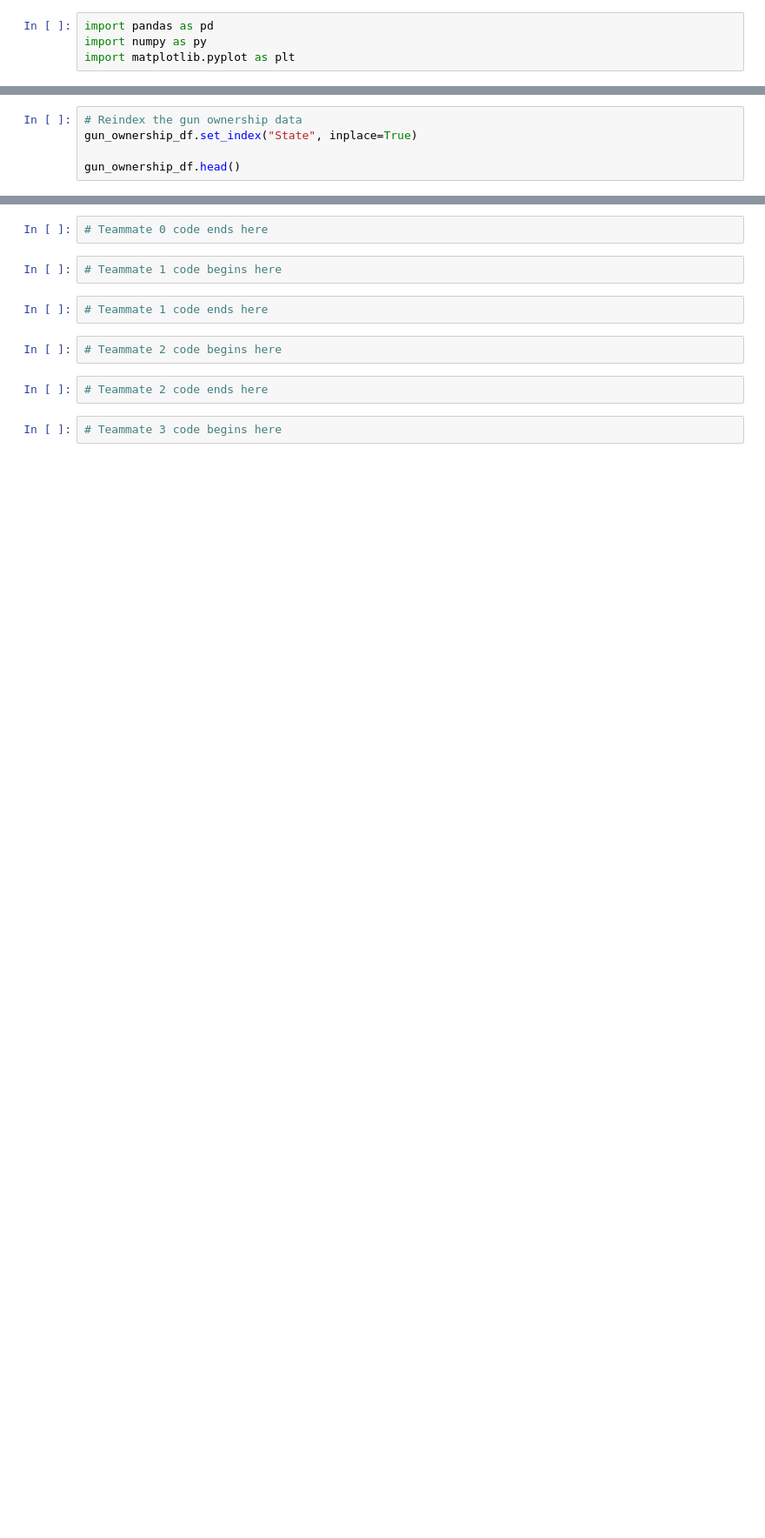
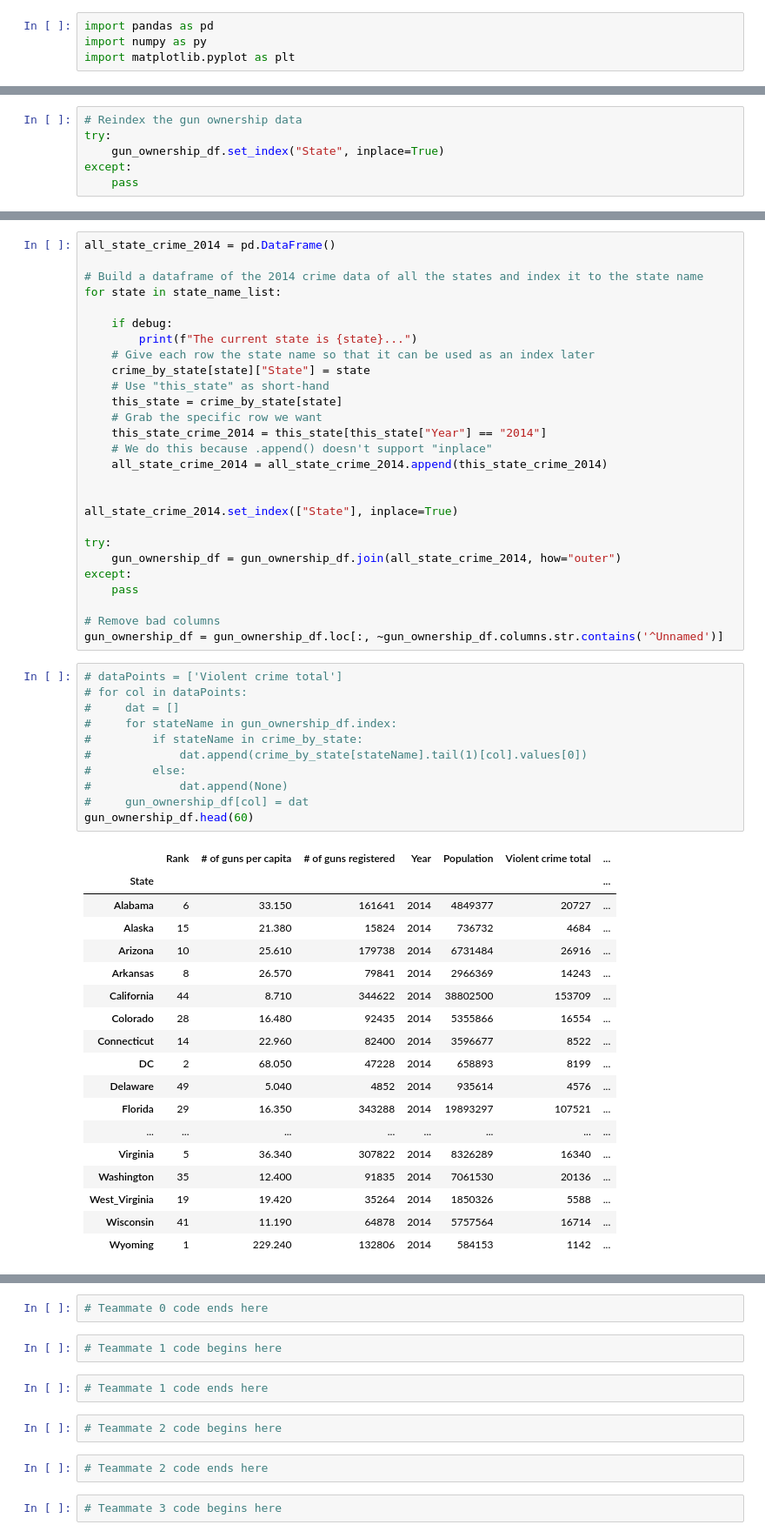
Before and after one commit to csadlo/GunOwnersAndCrime, a Jupyter notebook: analyze.ipynb, the cells around one changed output, grey strips where cells are left out. Shown: that part at 87% size. Saved outputs shown, nothing was run; the diff lists cells and outputs as text; blank space fills up the shorter version.

Commit message:
Data is now ready for processing!
Joined the dataframes of gun ownership and crime. Fixed a typo
in the gun_ownership_by_state.csv file.

```diff
--- a/analyze.ipynb
+++ b/analyze.ipynb
@@ -68,5 +71,6 @@ if debug:
 # %%
 # Reindex the gun ownership data
-gun_ownership_df.set_index("State", inplace=True)
-
-gun_ownership_df.head()
+try:
+    gun_ownership_df.set_index("State", inplace=True)
+except:
+    pass
@@ -80,0 +77,57 @@ gun_ownership_df.head()
+# %%
+all_state_crime_2014 = pd.DataFrame()
+
+# Build a dataframe of the 2014 crime data of all the states and index it to the state name
+for state in state_name_list:
+
+    if debug:
+        print(f"The current state is {state}...")
+    # Give each row the state name so that it can be used as an index later
+    crime_by_state[state]["State"] = state
+    # Use "this_state" as short-hand
+    this_state = crime_by_state[state]
+    # Grab the specific row we want
+    this_state_crime_2014 = this_state[this_state["Year"] == "2014"]
+    # We do this because .append() doesn't support "inplace"
+    all_state_crime_2014 = all_state_crime_2014.append(this_state_crime_2014)
+
+
+all_state_crime_2014.set_index(["State"], inplace=True)
+
+try:
+    gun_ownership_df = gun_ownership_df.join(all_state_crime_2014, how="outer")
+except:
+    pass
+
+# Remove bad columns
+gun_ownership_df = gun_ownership_df.loc[:, ~gun_ownership_df.columns.str.contains('^Unnamed')]
+# %%
+# dataPoints = ['Violent crime total']
+# for col in dataPoints:
+#     dat = []
+#     for stateName in gun_ownership_df.index:
+#         if stateName in crime_by_state:
+#             dat.append(crime_by_state[stateName].tail(1)[col].values[0])
+#         else:
+#             dat.append(None)
+#     gun_ownership_df[col] = dat
+gun_ownership_df.head(60)
+# %% [output]
+|  | Rank | # of guns per capita | # of guns registered | Year | Population | Violent crime total | ... |
+| State |  |  |  |  |  |  | ... |
+| Alabama | 6 | 33.150 | 161641 | 2014 | 4849377 | 20727 | ... |
+| Alaska | 15 | 21.380 | 15824 | 2014 | 736732 | 4684 | ... |
+| Arizona | 10 | 25.610 | 179738 | 2014 | 6731484 | 26916 | ... |
+| Arkansas | 8 | 26.570 | 79841 | 2014 | 2966369 | 14243 | ... |
+| California | 44 | 8.710 | 344622 | 2014 | 38802500 | 153709 | ... |
+| Colorado | 28 | 16.480 | 92435 | 2014 | 5355866 | 16554 | ... |
+| Connecticut | 14 | 22.960 | 82400 | 2014 | 3596677 | 8522 | ... |
+| DC | 2 | 68.050 | 47228 | 2014 | 658893 | 8199 | ... |
+| Delaware | 49 | 5.040 | 4852 | 2014 | 935614 | 4576 | ... |
+| Florida | 29 | 16.350 | 343288 | 2014 | 19893297 | 107521 | ... |
+| ... | ... | ... | ... | ... | ... | ... | ... |
+| Virginia | 5 | 36.340 | 307822 | 2014 | 8326289 | 16340 | ... |
+| Washington | 35 | 12.400 | 91835 | 2014 | 7061530 | 20136 | ... |
+| West_Virginia | 19 | 19.420 | 35264 | 2014 | 1850326 | 5588 | ... |
+| Wisconsin | 41 | 11.190 | 64878 | 2014 | 5757564 | 16714 | ... |
+| Wyoming | 1 | 229.240 | 132806 | 2014 | 584153 | 1142 | ... |
```
Also changed, not shown: parts of 3 cells of this notebook, 1 other file.
